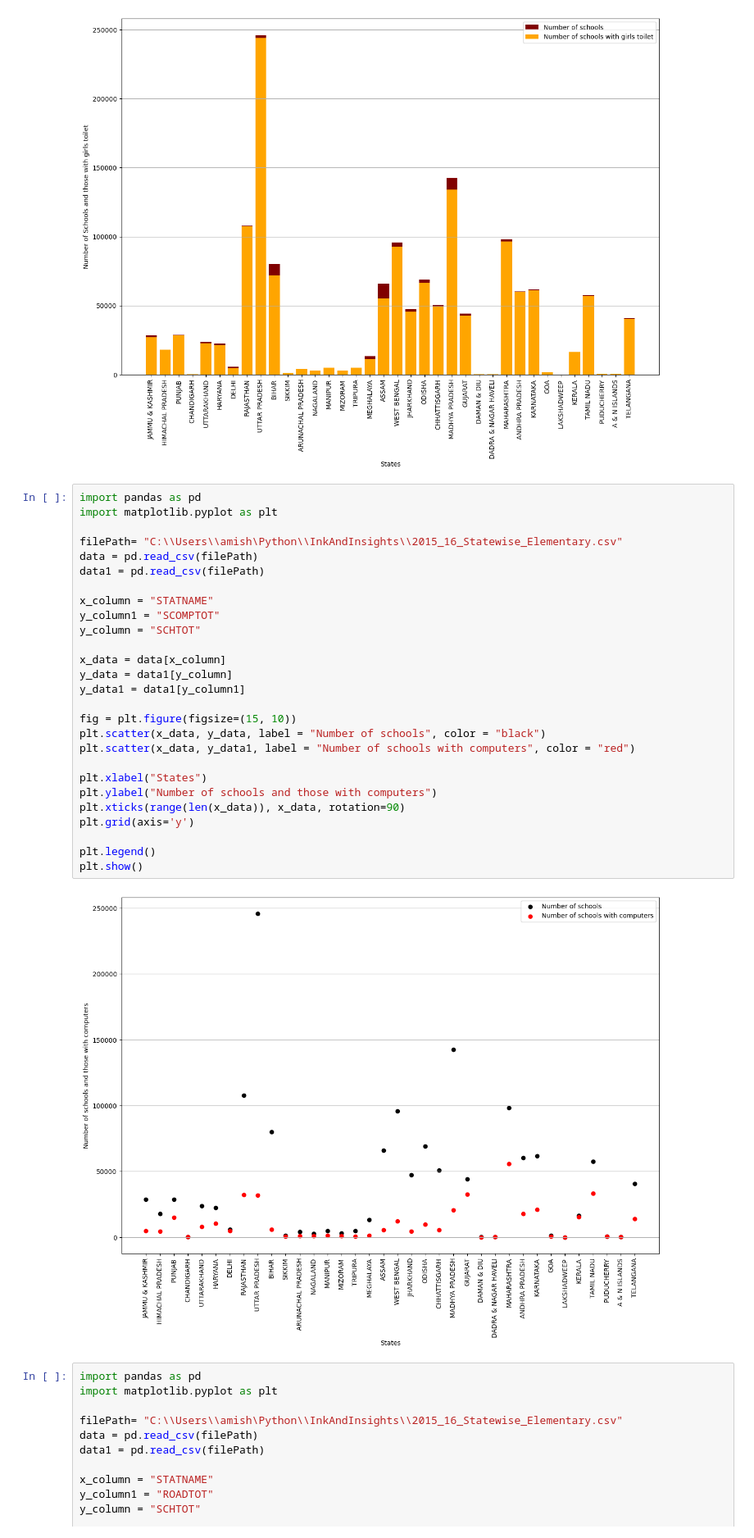
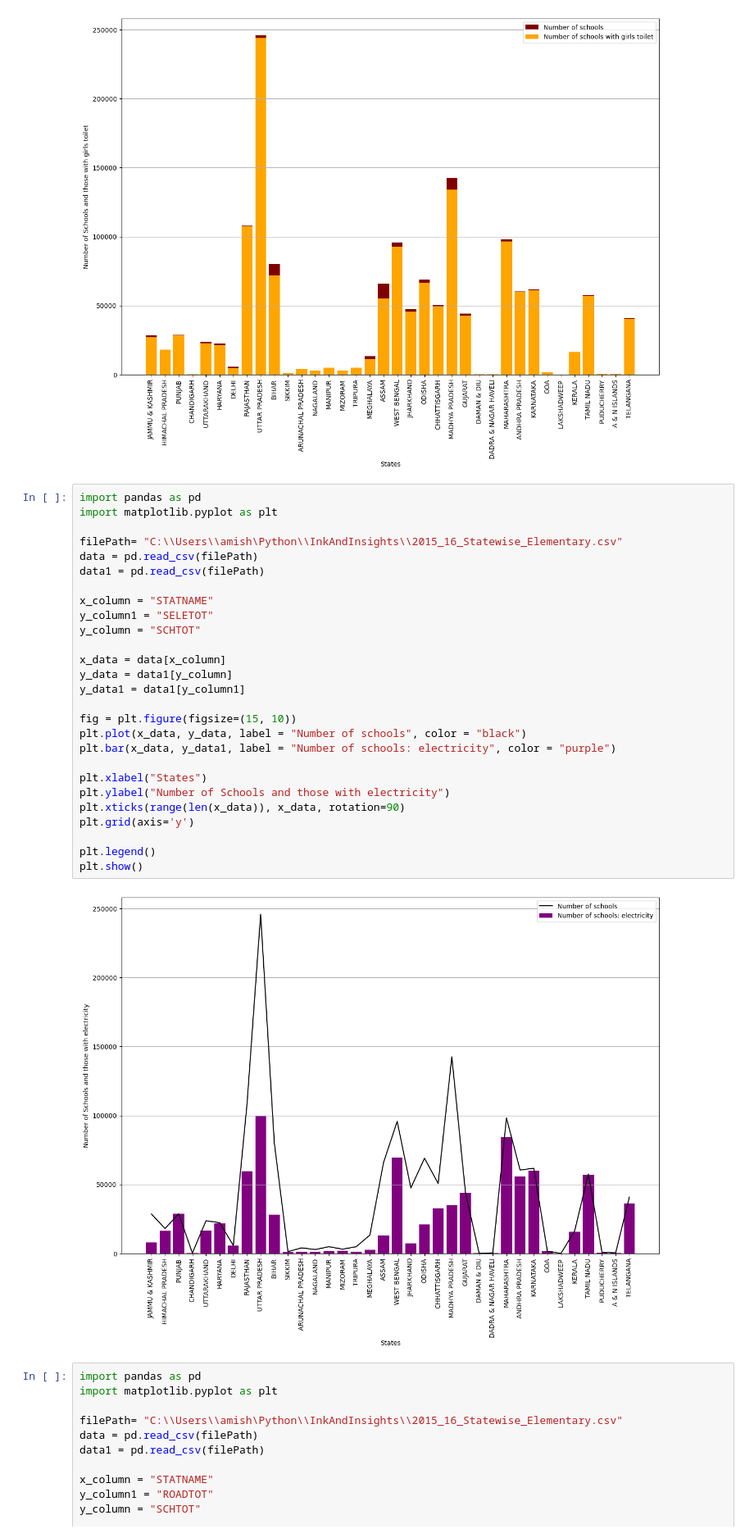
Before and after one commit to amishapai/InkAndInsights, a Jupyter notebook: Final Graphs.ipynb, the cells around one changed output. Shown at 82% size. Drawn from its saved outputs; the diff is of its cells as text.

```diff
--- a/Final Graphs.ipynb
+++ b/Final Graphs.ipynb
@@ -146,32 +146,32 @@ plt.show()
 # %%
 import pandas as pd
 import matplotlib.pyplot as plt
 
 filePath= "C:\\Users\\amish\Python\\InkAndInsights\\2015_16_Statewise_Elementary.csv"
 data = pd.read_csv(filePath)
 data1 = pd.read_csv(filePath)
 
 x_column = "STATNAME"
-y_column1 = "SCOMPTOT"
+y_column1 = "SELETOT"
 y_column = "SCHTOT"
 
 x_data = data[x_column]
 y_data = data1[y_column]
 y_data1 = data1[y_column1]
 
 fig = plt.figure(figsize=(15, 10))
-plt.scatter(x_data, y_data, label = "Number of schools", color = "black")
-plt.scatter(x_data, y_data1, label = "Number of schools with computers", color = "red")
+plt.plot(x_data, y_data, label = "Number of schools", color = "black")
+plt.bar(x_data, y_data1, label = "Number of schools: electricity", color = "purple")
 
 plt.xlabel("States")
-plt.ylabel("Number of schools and those with computers")
+plt.ylabel("Number of Schools and those with electricity")
 plt.xticks(range(len(x_data)), x_data, rotation=90)
 plt.grid(axis='y')
 
 plt.legend()
 plt.show()
 # %% [output]
-[figure, old version]
+[figure, new version]
 # %%
 import pandas as pd
 import matplotlib.pyplot as plt
```
Also changed, not shown: 1 other file.
